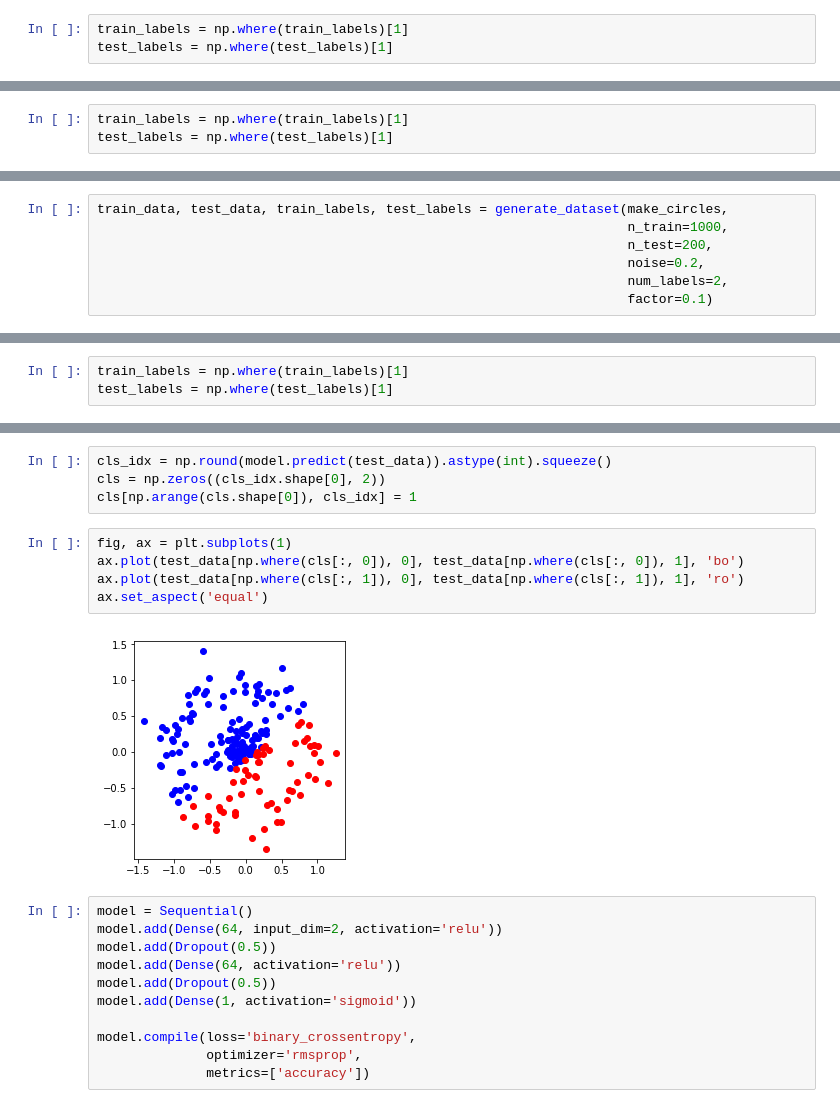
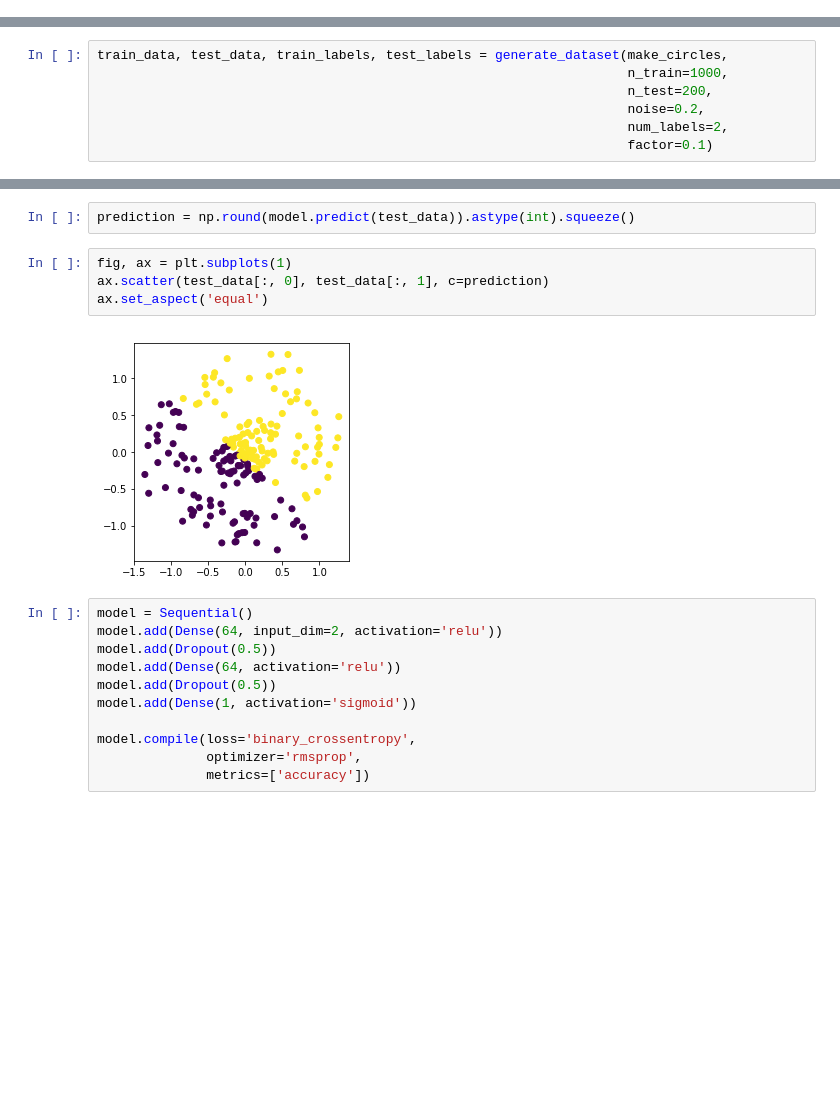
Before and after one commit to arokem/conv-nets, a Jupyter notebook: 002-keras.ipynb, the cells around one changed output, grey strips where cells are left out. Drawn from its saved outputs; the diff is of its cells as text; blank space fills up the shorter version.

```diff
--- a/002-keras.ipynb
+++ b/002-keras.ipynb
@@ -39,3 +49,0 @@ ax.set_aspect('equal')
-# %%
-train_labels = np.where(train_labels)[1]
-test_labels = np.where(test_labels)[1]
@@ -133,6 +119,3 @@ ax.set_aspect('equal')
-# %%
-train_labels = np.where(train_labels)[1]
-test_labels = np.where(test_labels)[1]
 # %%
 model.fit(train_data, train_labels, nb_epoch=10, batch_size=BATCH_SIZE)
 # %% [output]
@@ -195,6 +173,3 @@ ax.set_aspect('equal')
-# %%
-train_labels = np.where(train_labels)[1]
-test_labels = np.where(test_labels)[1]
 # %%
 model.fit(train_data, train_labels, nb_epoch=NUM_EPOCHS, batch_size=BATCH_SIZE)
 # %% [output]
@@ -222,14 +197,11 @@ acc : 0.405000001192
 # %%
-cls_idx = np.round(model.predict(test_data)).astype(int).squeeze()
-cls = np.zeros((cls_idx.shape[0], 2))
-cls[np.arange(cls.shape[0]), cls_idx] = 1
+prediction = np.round(model.predict(test_data)).astype(int).squeeze()
 # %%
 fig, ax = plt.subplots(1)
-ax.plot(test_data[np.where(cls[:, 0]), 0], test_data[np.where(cls[:, 0]), 1], 'bo')
-ax.plot(test_data[np.where(cls[:, 1]), 0], test_data[np.where(cls[:, 1]), 1], 'ro')
+ax.scatter(test_data[:, 0], test_data[:, 1], c=prediction)
 ax.set_aspect('equal')
 # %% [output]
-[figure, old version]
+[figure, new version]
 # %%
 model = Sequential()
 model.add(Dense(64, input_dim=2, activation='relu'))
```
Also changed, not shown: parts of 25 cells of this notebook, 2 other files.
